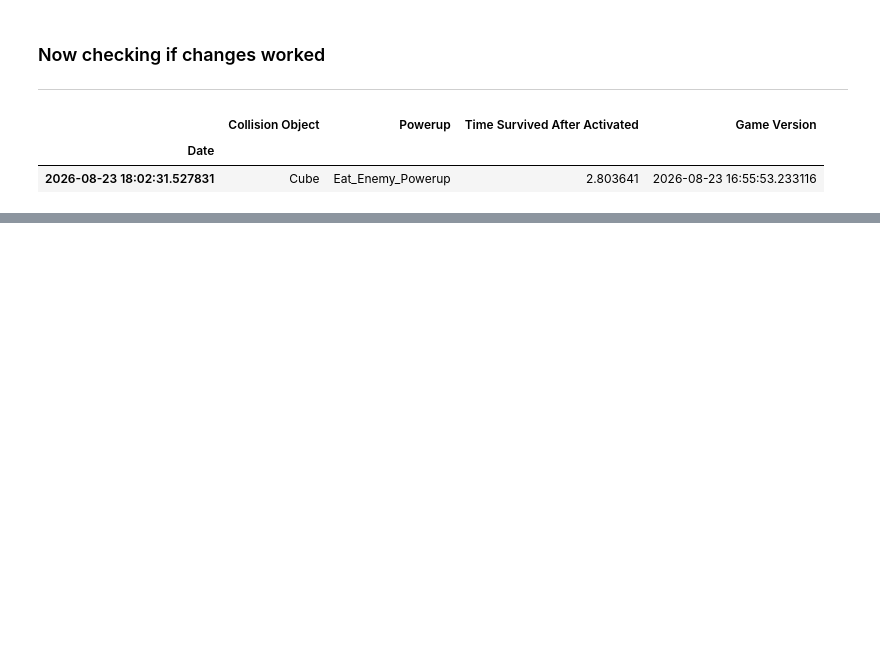
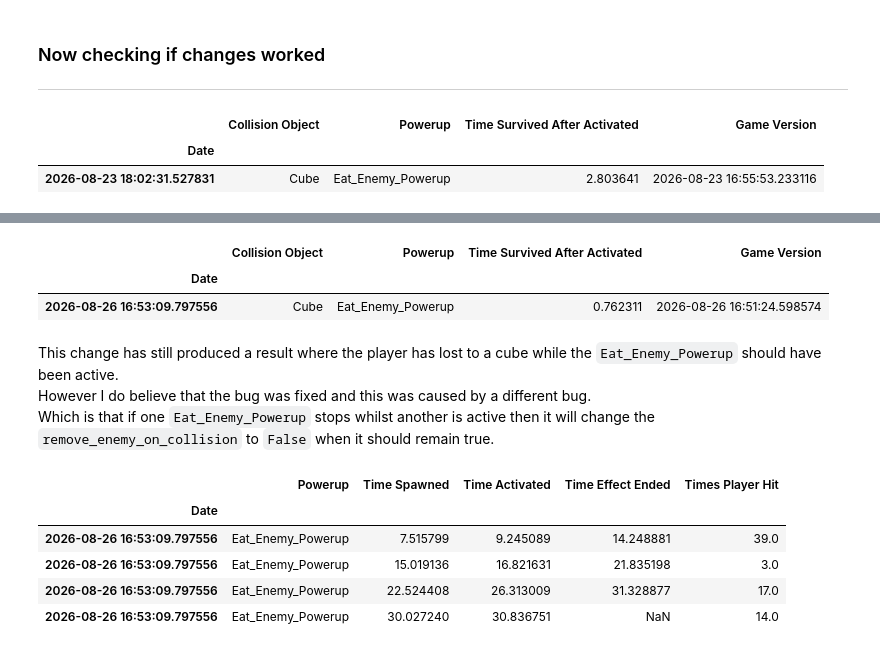
Before and after one commit to JonathanHinchliffe/CubeGame, a Jupyter notebook: Data-Informed-Design.ipynb, the cells around one changed output, grey strips where cells are left out. Drawn from its saved outputs; the diff is of its cells as text; code cells hidden in the pictures; blank space fills up the shorter version.

```diff
--- a/Data-Informed-Design.ipynb
+++ b/Data-Informed-Design.ipynb
@@ -292,0 +301,31 @@ I have changed `powerup-data.csv` to include the column for times the player hit
+# %%
+ee_test4_df = dh.split_game_version(dh.read_results(time_group=[0, 1, float("inf")]),9)
+
+ee_test4_df = dh.powerup_gr_merge(dh.read_powerup_data(), ee_test4_df)
+
+ee_test4_df = ee_test4_df[ee_test4_df.index.isin(ge_df.index)]
+
+ee_test4_df = dh.ge_gr_merge(ge_df, ee_test4_df, keep_columns=needed_columns)
+
+powerup_fails_df = ee_test4_df[(ee_test4_df["Collision Object"] == "Cube") & (ee_test4_df["Powerup"] == "Eat_Enemy_Powerup") & (ee_test4_df["Time Survived After Activated"] < 5)]
+
+powerup_fails_df.head()
+# %% [output]
+|  | Collision Object | Powerup | Time Survived After Activated | Game Version |
+| Date |  |  |  |  |
+| 2026-08-26 16:53:09.797556 | Cube | Eat_Enemy_Powerup | 0.762311 | 2026-08-26 16:51:24.598574 |
+# %% [markdown]
+This change has still produced a result where the player has lost to a cube while the `Eat_Enemy_Powerup` should have been active.<br>
+However I do believe that the bug was fixed and this was caused by a different bug. <br>
+Which is that if one `Eat_Enemy_Powerup` stops whilst another is active then it will change the `remove_enemy_on_collision` to `False` when it should remain true.
+# %%
+temp_df = dh.read_powerup_data()
+temp_df = temp_df.loc["2026-08-26 16:53:09.797556"]
+temp_df
+# %% [output]
+|  | Powerup | Time Spawned | Time Activated | Time Effect Ended | Times Player Hit |
+| Date |  |  |  |  |  |
+| 2026-08-26 16:53:09.797556 | Eat_Enemy_Powerup | 7.515799 | 9.245089 | 14.248881 | 39.0 |
+| 2026-08-26 16:53:09.797556 | Eat_Enemy_Powerup | 15.019136 | 16.821631 | 21.835198 | 3.0 |
+| 2026-08-26 16:53:09.797556 | Eat_Enemy_Powerup | 22.524408 | 26.313009 | 31.328877 | 17.0 |
+| 2026-08-26 16:53:09.797556 | Eat_Enemy_Powerup | 30.027240 | 30.836751 | NaN | 14.0 |
```
Also changed, not shown: parts of 10 cells of this notebook, 5 other files.
